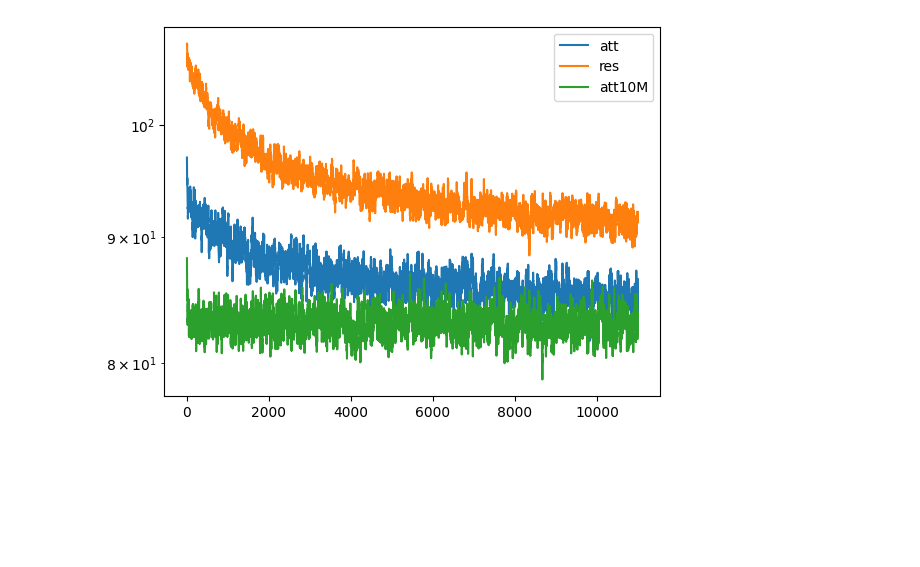
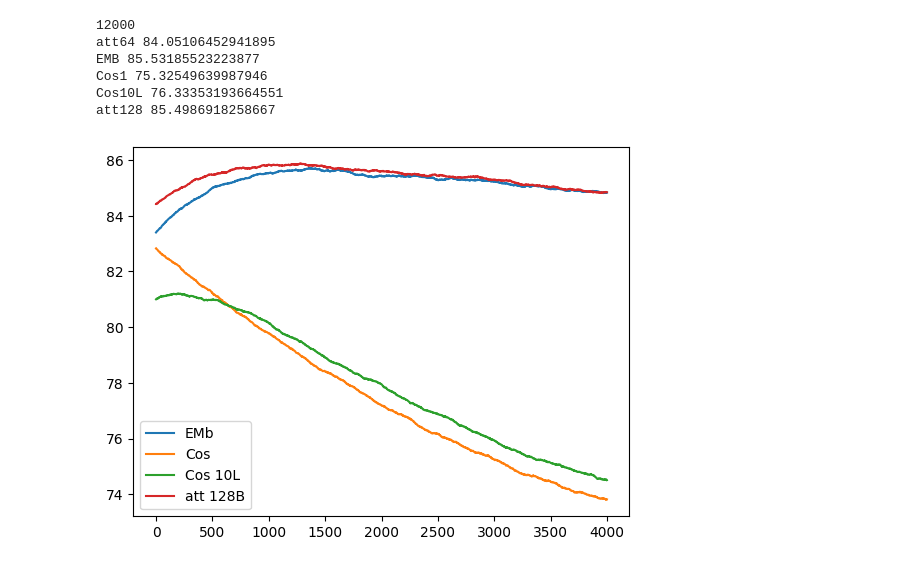
Before and after one commit to paulffm/Continuous-Time-Diffusion-Models-for-Discrete-Data, a Jupyter notebook: ContTimeDiscreteSpace/TAUnSDDM/maze_workaround.ipynb, the cells around one changed output. Cells and saved outputs as stored; diff of their text form; code cells hidden in the pictures; blank space fills up the shorter version.

```diff
--- a/ContTimeDiscreteSpace/TAUnSDDM/maze_workaround.ipynb
+++ b/ContTimeDiscreteSpace/TAUnSDDM/maze_workaround.ipynb
@@ -87,23 +88,54 @@ def plot_squared(n_samples, samples, save_location_png):
     plt.close()
-# %%
-att = np.load('loss_CatRM11999.npy')
-res = np.load('loss_CatRM11999_hollow20MRes.npy')
-att_10M = np.load('loss_CatRM65999_hollow10MRAtt.npy')
-
-att = att[1000:12000]
-res = res [1000: 12000]
-att_10M = att_10M[-11000:]
-att_sm = apply_ema(att, 0.1)
-res_sm = apply_ema(res, 0.1)
-att10M_sm = apply_ema(att_10M, 0.1)
-plt.plot(att_sm, label='att')
-plt.plot(res_sm, label='res')
-plt.plot(att10M_sm, label='att10M')
-plt.yscale('log')
-plt.legend()
-plt.show()
-# %% [output]
-[figure, removed]
+# %%
+att = np.load('SavedModels/MAZE/PNGs/loss_CatRM23999_hollow14MRTAtt64.npy')
+#res = np.load('loss_CatRM11999_hollow20MRes.npy')
+att_10M = np.load('SavedModels/MAZE/PNGs/loss_CatRM11999_hollow14MRTAtt.npy') # 93 000
+att_emb = np.load('SavedModels/MAZE/PNGs/loss_CatRM5999_hollowMRTEmb.npy')
+att_cos1 = np.load('SavedModels/MAZE/PNGs/loss_CatRM5999_hollowMRT14Cos.npy')
+att_cos10l_15mlp = np.load('SavedModels/MAZE/PNGs/loss_CatRM5999.npy')
+att_cos_highlr = np.load('SavedModels/MAZE/PNGs/loss_CatRM2999.npy')
+print(len(att_10M))
+att = att[10000:12000]
+print("att64", np.mean(att))
+a = 1000
+b = 2000
+att_emb = att_emb[a:b]
+print("EMB", np.mean(att_emb))
+att_cos_highlr = att_cos_highlr[a:b]
+print("Cos high LR", np.mean(att_cos_highlr))
+att_cos1 = att_cos1[a:b]
+print("Cos1", np.mean(att_cos1))
+att_cos10l_15mlp = att_cos10l_15mlp[a:b]
+print("Cos10L", np.mean(att_cos10l_15mlp))
+att_10M = att_10M[a:b]
+print("att128", np.mean(att_10M))
+
+coff = 0.001
+
+att_sm = apply_ema(att, 1)
+att_cos1 = apply_ema(att_cos1, coff)
+att10M_sm = apply_ema(att_10M, coff)
+att_emb = apply_ema(att_emb, coff)
+att_cos10l_15mlp = apply_ema(att_cos10l_15mlp, coff)
+#plt.plot(att_sm, label='att 64B')
+#plt.plot(att, label='att 64B')
+plt.plot(att_emb, label='EMb')
+plt.plot(att_cos1, label='Cos')
+plt.plot(att_cos10l_15mlp, label='Cos 10L')
+#plt.plot(att_10M, label='att 128B')
+#plt.plot(att_sm, label='att 64B')
+plt.plot(att10M_sm, label='att 128B')
+#plt.yscale('log')
+plt.legend()
+plt.show()
+# %% [output]
+12000
+att64 84.05106452941895
+EMB 85.53185523223877
+Cos1 75.32549639987946
+Cos10L 76.33353193664551
+att128 85.4986918258667
+[figure, added]
 # %%
 from config.maze_config.config_tauUnet_maze import get_config
 cfg = get_config()
```
Also changed, not shown: parts of 3 cells of this notebook, 7 other files.
